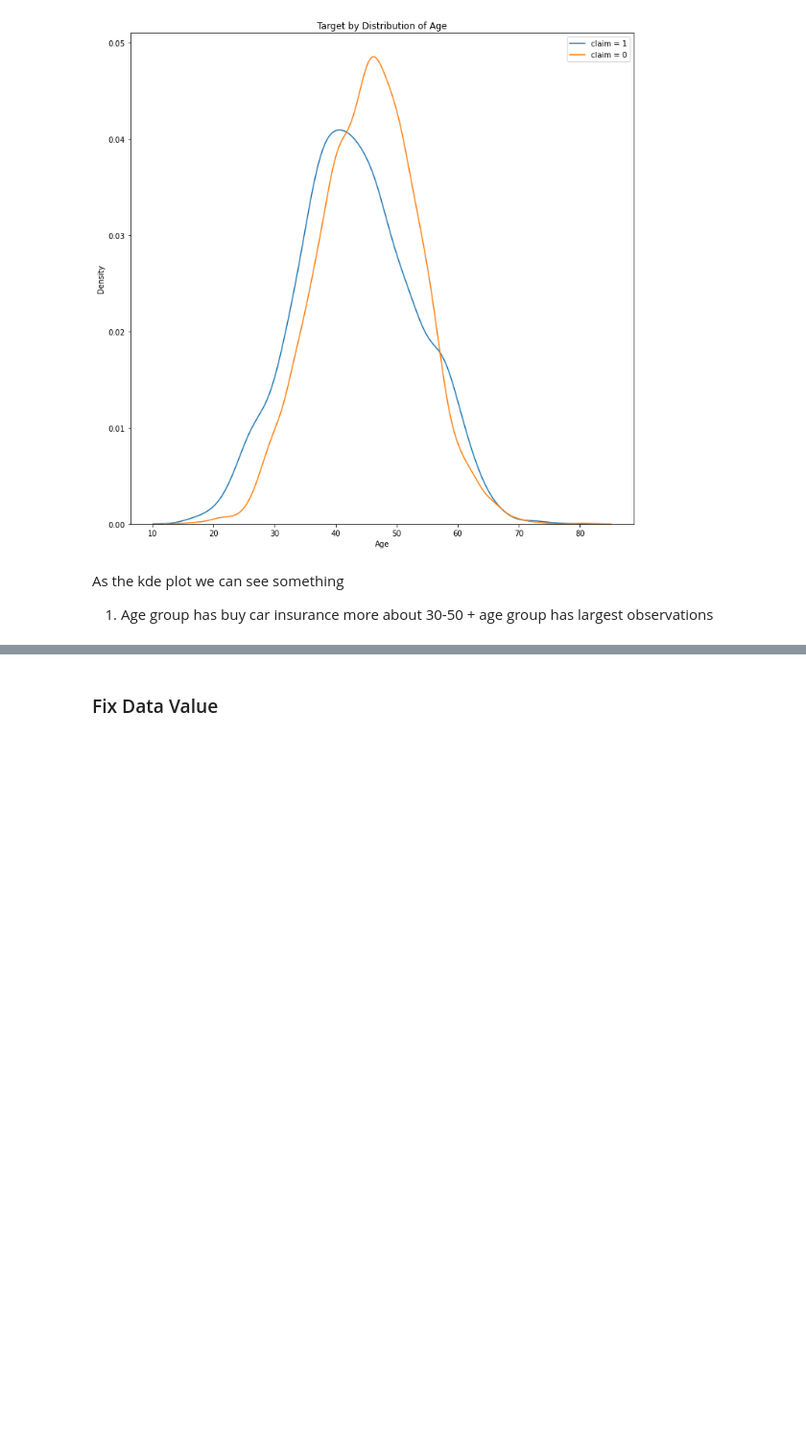
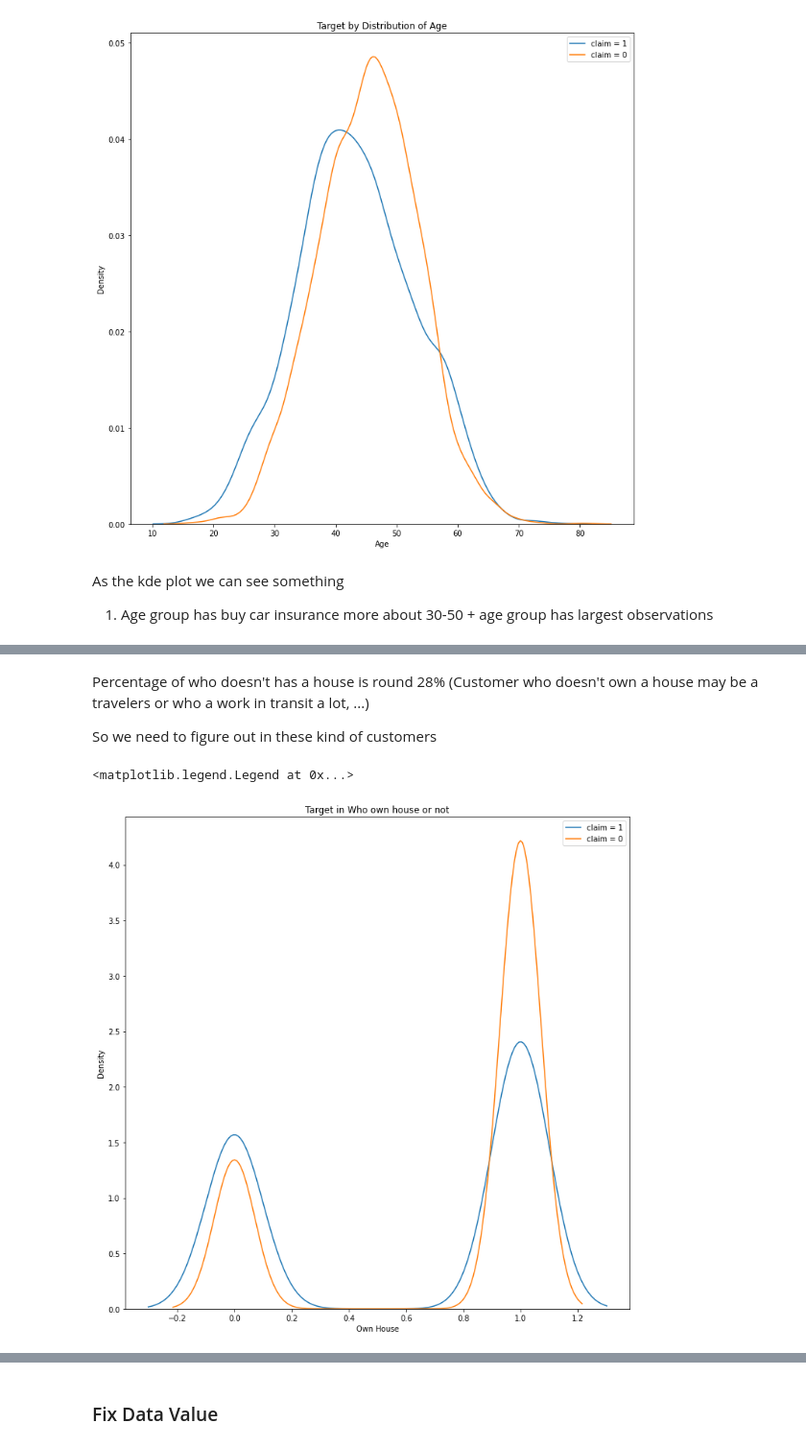
Before and after one commit to NamNguyenboomit/car-insurance, a Jupyter notebook: Analyze/test_1.ipynb, the cells around one changed output, grey strips where cells are left out. Shown at 96% size. Cells and saved outputs as stored; diff of their text form; code cells hidden in the pictures; blank space fills up the shorter version.

```diff
--- a/Analyze/test_1.ipynb
+++ b/Analyze/test_1.ipynb
@@ -759,0 +814,25 @@ As the kde plot we can see something
+# %%
+df_home_val_1 = df[['GENDER','HOME_VAL', 'INCOME', 'CLAIM_FLAG']].copy()
+df_home_val_1['FLAG_OWN_HOME'] = np.where(df_home_val_1['HOME_VAL'] == 0, '0', '1')
+df_home_val_1['FLAG_OWN_HOME'] = df_home_val_1['FLAG_OWN_HOME'].astype(int)
+# %% [markdown]
+Percentage of who doesn't has a house is round 28% (Customer who doesn't own a house may be a travelers or who a work in transit a lot, ...)
+
+So we need to figure out in these kind of customers
+# %%
+# Create distribution by Home_val
+plt.figure(figsize=(12,12))
+
+# Draw a kde for distribution age and response
+
+sns.kdeplot(df_home_val_1.loc[df_home_val_1['CLAIM_FLAG'] == 1, 'FLAG_OWN_HOME'], label='claim = 1')
+
+sns.kdeplot(df_home_val_1.loc[df_home_val_1['CLAIM_FLAG'] == 0, 'FLAG_OWN_HOME'], label='claim = 0')
+
+plt.title('Target in Who own house or not')
+plt.xlabel('Own House')
+plt.ylabel('Density')
+plt.legend()
+# %% [output]
+<matplotlib.legend.Legend at 0x...>
+[figure, added]
```
Also changed, not shown: parts of 17 cells of this notebook, 1 other file.
